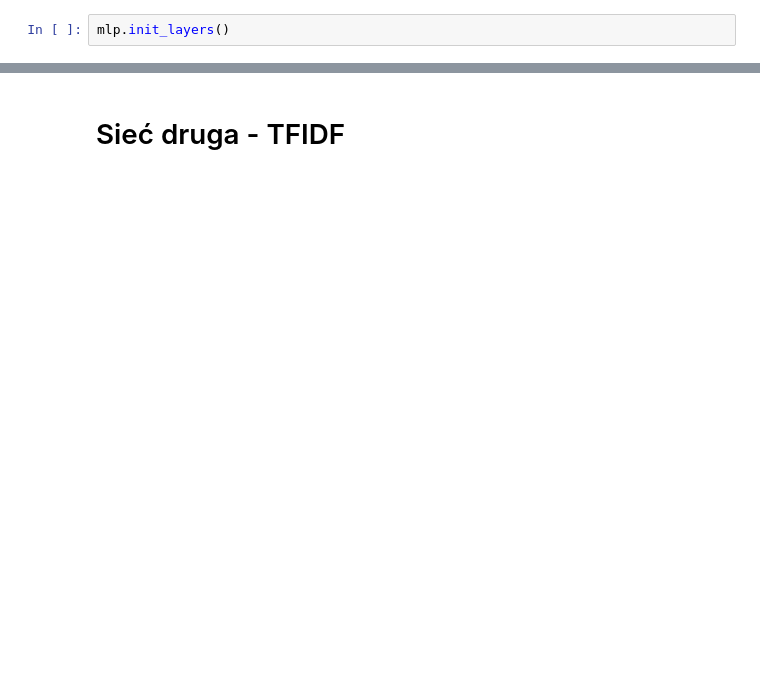
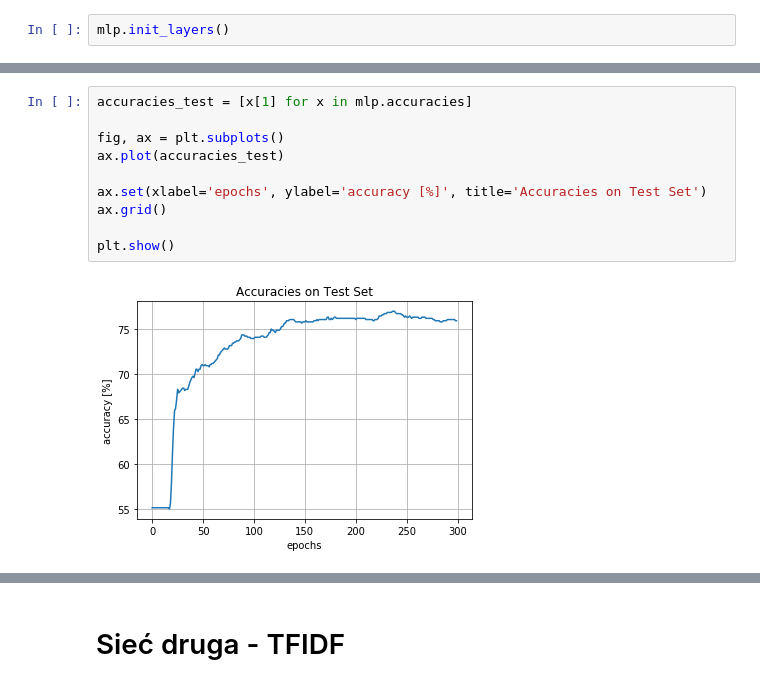
Before and after one commit to Offpics/PSZT, a Jupyter notebook: training.ipynb, the cells around one changed output, grey strips where cells are left out. Drawn from its saved outputs; the diff is of its cells as text; blank space fills up the shorter version.

```diff
--- a/training.ipynb
+++ b/training.ipynb
@@ -64,0 +85,12 @@ plt.show()
+# %%
+accuracies_test = [x[1] for x in mlp.accuracies]
+
+fig, ax = plt.subplots()
+ax.plot(accuracies_test)
+
+ax.set(xlabel='epochs', ylabel='accuracy [%]', title='Accuracies on Test Set')
+ax.grid()
+
+plt.show()
+# %% [output]
+[figure, added]
```
Also changed, not shown: parts of 17 cells of this notebook, 14 other files.
